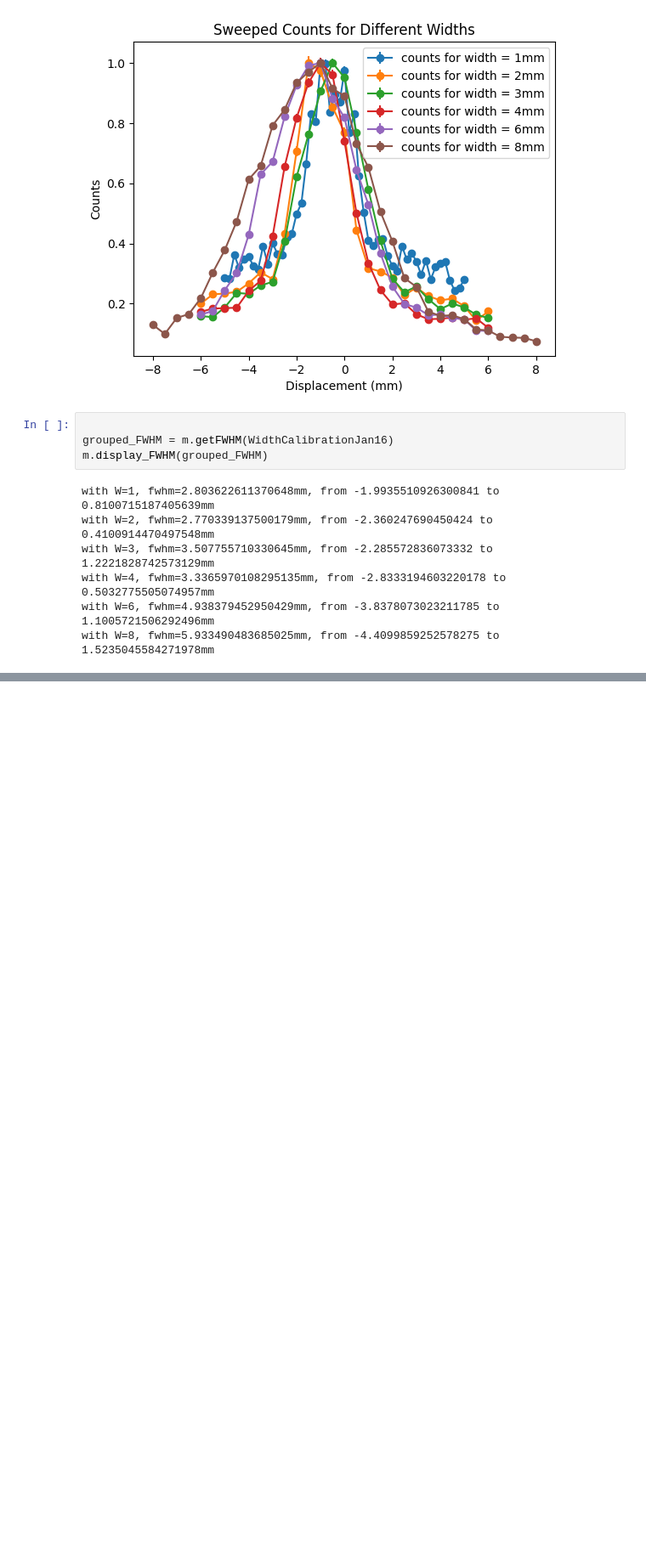
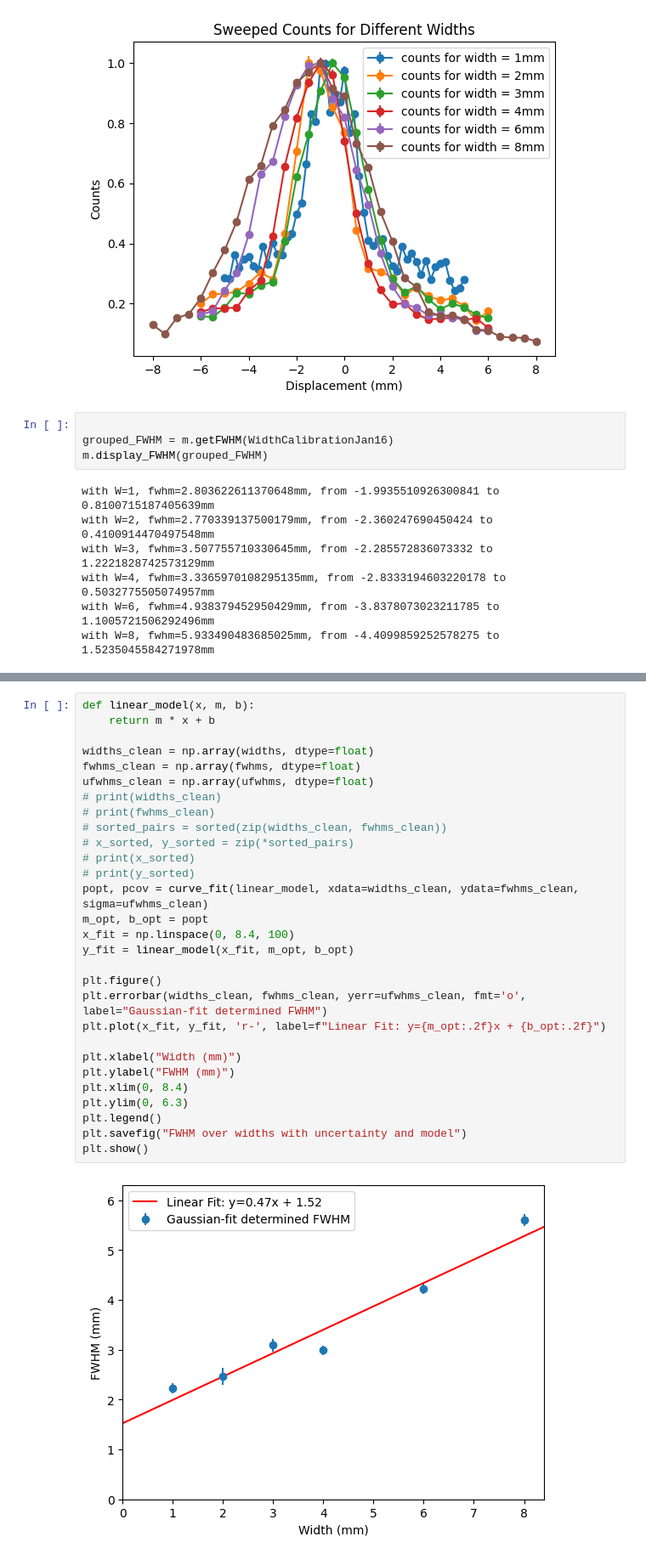
Before and after one commit to MarkZhit/PHYS409-PET, a Jupyter notebook: VaryWidth.ipynb, the cells around one changed output, grey strips where cells are left out. Shown at 85% size. Saved outputs shown, nothing was run; the diff lists cells and outputs as text; blank space fills up the shorter version.

```diff
--- a/VaryWidth.ipynb
+++ b/VaryWidth.ipynb
@@ -92,0 +122,31 @@ plt.show()
+# %%
+def linear_model(x, m, b):
+    return m * x + b
+
+widths_clean = np.array(widths, dtype=float)
+fwhms_clean = np.array(fwhms, dtype=float)
+ufwhms_clean = np.array(ufwhms, dtype=float)
+# print(widths_clean)
+# print(fwhms_clean)
+# sorted_pairs = sorted(zip(widths_clean, fwhms_clean))
+# x_sorted, y_sorted = zip(*sorted_pairs)
+# print(x_sorted)
+# print(y_sorted)
+popt, pcov = curve_fit(linear_model, xdata=widths_clean, ydata=fwhms_clean, sigma=ufwhms_clean)
+m_opt, b_opt = popt
+x_fit = np.linspace(0, 8.4, 100)
+y_fit = linear_model(x_fit, m_opt, b_opt)
+
+plt.figure()
+plt.errorbar(widths_clean, fwhms_clean, yerr=ufwhms_clean, fmt='o', label="Gaussian-fit determined FWHM")
+plt.plot(x_fit, y_fit, 'r-', label=f"Linear Fit: y={m_opt:.2f}x + {b_opt:.2f}")
+
+plt.xlabel("Width (mm)")
+plt.ylabel("FWHM (mm)")
+plt.xlim(0, 8.4)
+plt.ylim(0, 6.3)
+plt.legend()
+plt.savefig("FWHM over widths with uncertainty and model")
+plt.show()
+# %% [output]
+[figure, added]
```
Also changed, not shown: parts of 7 cells of this notebook, 6 other files.
